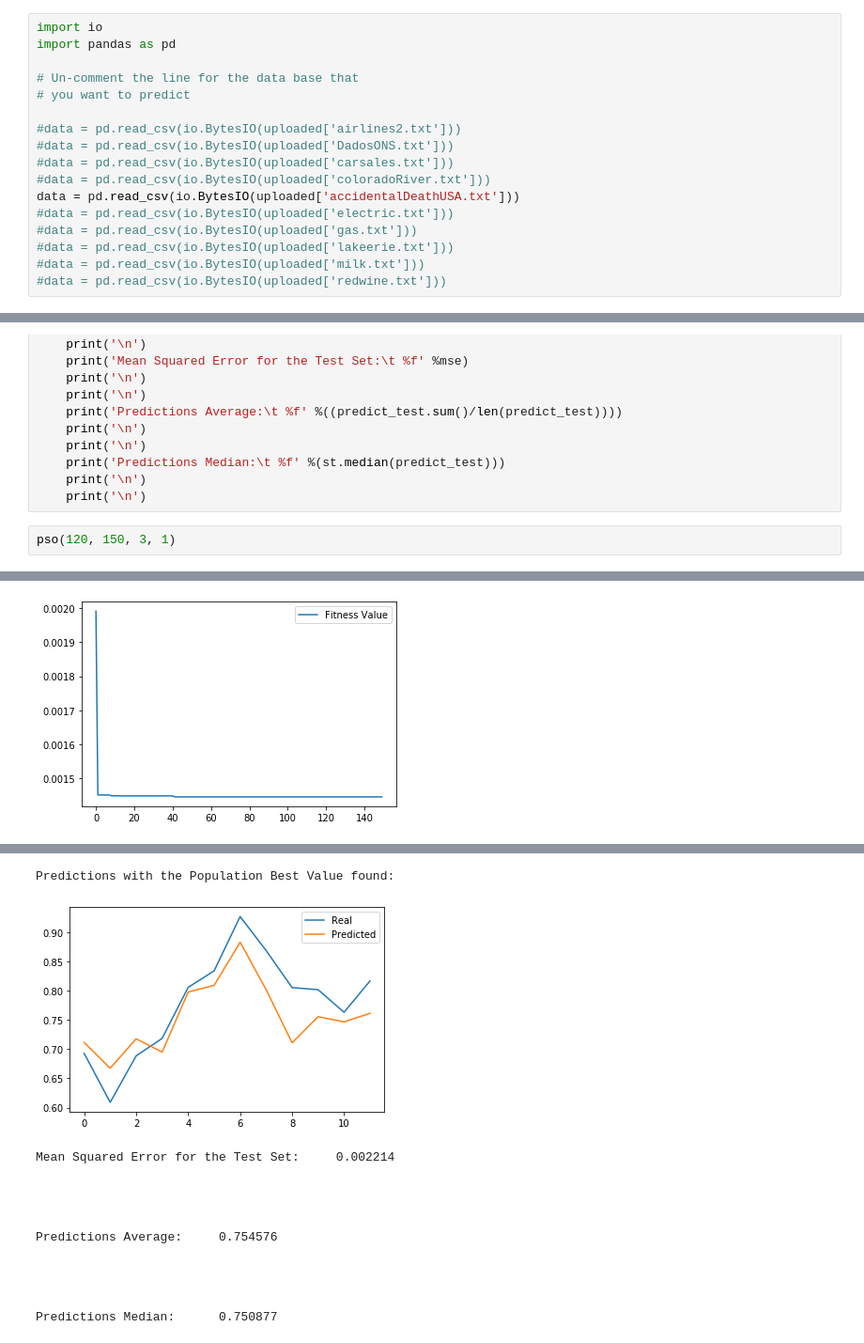
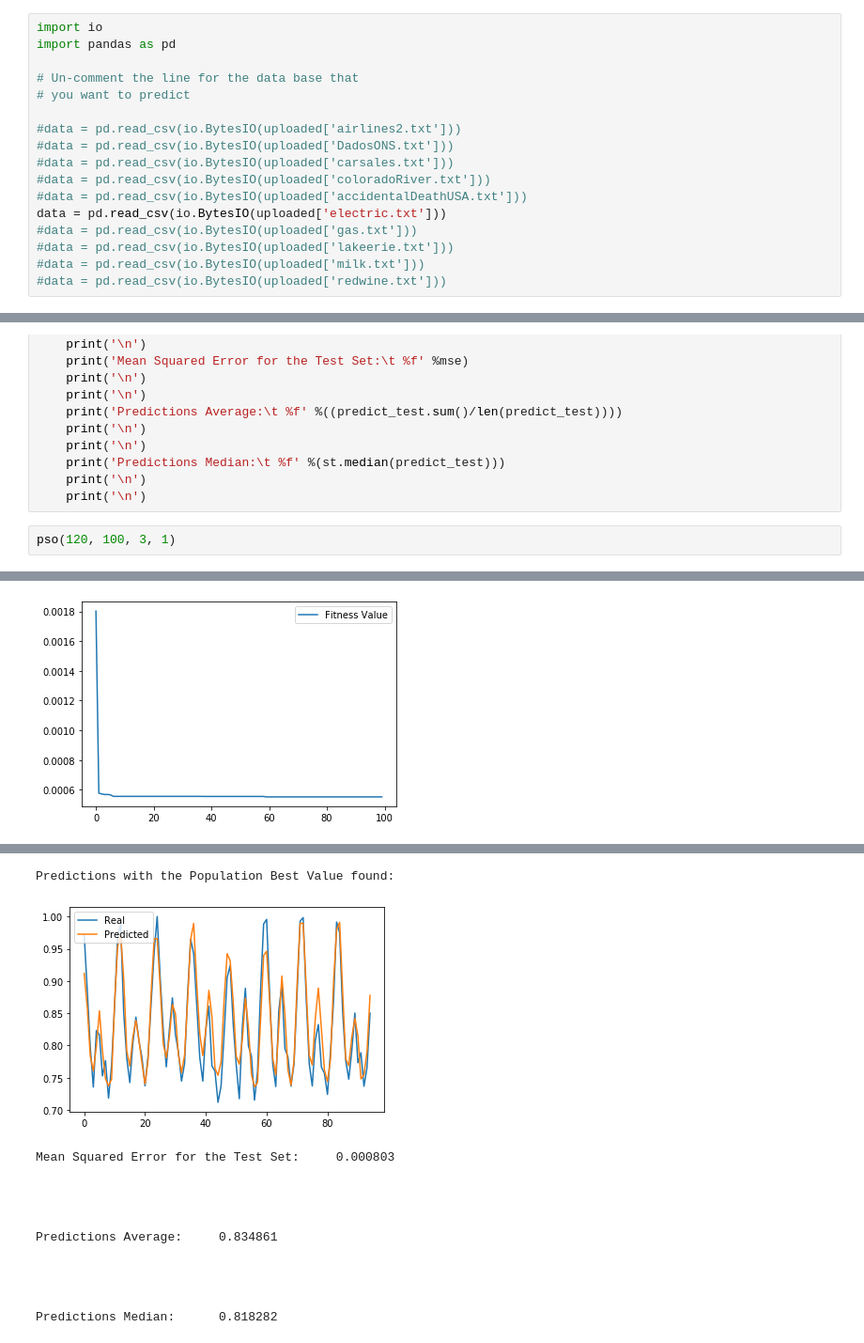
Before and after one commit to rbbh/Forecasting-Time-Series-with-Algorithm-Ensembling, a Jupyter notebook: SVR_+_PSO.ipynb, the cells around one changed output, grey strips where cells are left out. Shown: that part at 94% size. Cells and saved outputs as stored; diff of their text form.

Commit message:
Updated tests with "Electric Charges" data base.

```diff
--- a/SVR_+_PSO.ipynb
+++ b/SVR_+_PSO.ipynb
@@ -23,8 +23,8 @@ import pandas as pd
 #data = pd.read_csv(io.BytesIO(uploaded['DadosONS.txt']))
 #data = pd.read_csv(io.BytesIO(uploaded['carsales.txt']))
 #data = pd.read_csv(io.BytesIO(uploaded['coloradoRiver.txt']))
-data = pd.read_csv(io.BytesIO(uploaded['accidentalDeathUSA.txt']))
-#data = pd.read_csv(io.BytesIO(uploaded['electric.txt']))
+#data = pd.read_csv(io.BytesIO(uploaded['accidentalDeathUSA.txt']))
+data = pd.read_csv(io.BytesIO(uploaded['electric.txt']))
 #data = pd.read_csv(io.BytesIO(uploaded['gas.txt']))
 #data = pd.read_csv(io.BytesIO(uploaded['lakeerie.txt']))
 #data = pd.read_csv(io.BytesIO(uploaded['milk.txt']))
@@ -299,5 +299,5 @@ def evaluate(predictions):
     print('\n')
     print('\n')
 # %%
-pso(120, 150, 3, 1)
+pso(120, 100, 3, 1)
 # %% [output]
@@ -322 +322 @@ SVR(C=8829.259701504114, cache_size=200, coef0=0.0, degree=3, epsilon=1e-08,
-[figure, old version]
+[figure, new version]
@@ -324,14 +324,14 @@ SVR(C=8829.259701504114, cache_size=200, coef0=0.0, degree=3, epsilon=1e-08,
 Predictions with the Population Best Value found:
-[figure, old version]
+[figure, new version]
-Mean Squared Error for the Test Set:     0.002214
+Mean Squared Error for the Test Set:     0.000803
 
 
 
 
-Predictions Average:     0.754576
+Predictions Average:     0.834861
 
 
 
 
-Predictions Median:      0.750877
+Predictions Median:      0.818282
 # %%
```
Also changed, not shown: parts of 9 cells of this notebook.
